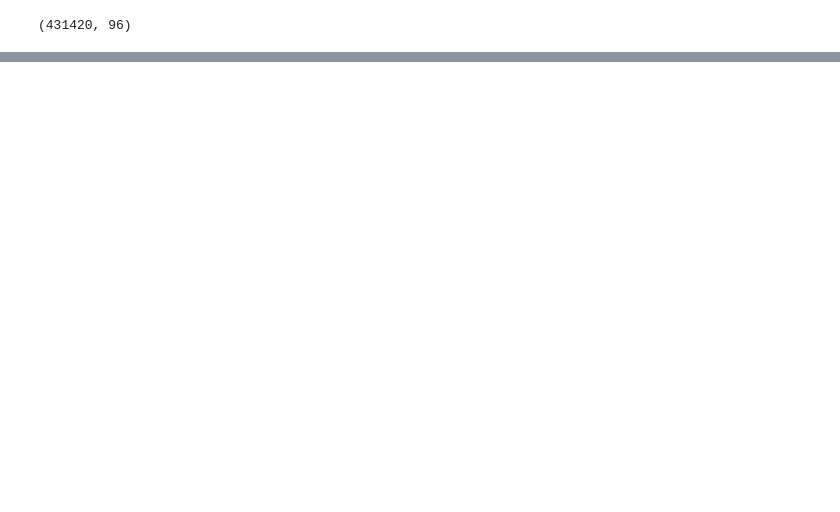
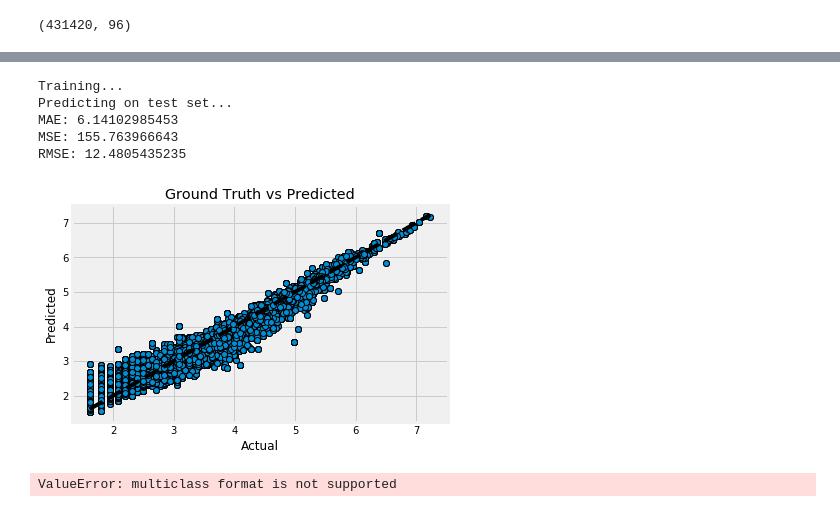
Before and after one commit to pandatrooper/Aviation-Delay, a Jupyter notebook: training.ipynb, the cells around one changed output, grey strips where cells are left out. Drawn from its saved outputs; the diff is of its cells as text; code cells hidden in the pictures; blank space fills up the shorter version.

```diff
--- a/training.ipynb
+++ b/training.ipynb
@@ -49,0 +132,3 @@ df.shape
+# %%
+df = df[pd.notnull(df['DEP_HOURLYVISIBILITY'])]
+df = df[pd.notnull(df['ARR_HOURLYVISIBILITY'])]
@@ -50 +145,3 @@ df.shape
+# %%
+df.fillna(df.mean(), inplace=True)
 # %%
@@ -93,0 +261,6 @@ ValueError: Cannot take a larger sample than population when 'replace=False'
+# %%
+#Linear Regression on whole dataset
+df_late = df[df['DELAY_YN']==1].copy()
+df_late['log_delay'] = np.log(df_late['ARR_DELAY'])
+
+print('Total positive delay datapoints:' + str(len(df_late.index)))
@@ -93,0 +351,63 @@ ValueError: Cannot take a larger sample than population when 'replace=False'
+# %%
+import pandas as pd
+import numpy as np
+import xgboost as xgb
+from xgboost.sklearn import XGBClassifier
+
+from sklearn.model_selection import train_test_split
+X_train, X_test, y_train, y_test = train_test_split(df_late.drop(['DELAY_YN','log_delay'],axis=1),
+                                                    df_late['log_delay'], test_size=0.30, random_state=101)
+
+
+print('Training...')
+xg_reg = xgb.XGBRegressor(n_estimators= 3000, max_depth= 5,learning_rate =0.1)
+xg_reg.fit(X_train.drop('ARR_DELAY',axis=1),y_train)
+
+print('Predicting on test set...')
+predictions4 = xg_reg.predict(X_test.drop('ARR_DELAY',axis=1))
+
+X_test['predicted']=[np.exp(p) for p in predictions4]
+
+from sklearn import metrics
+print('MAE:', metrics.mean_absolute_error(X_test['ARR_DELAY'],X_test['predicted']))
+print('MSE:', metrics.mean_squared_error(X_test['ARR_DELAY'],X_test['predicted']))
+print('RMSE:', np.sqrt(metrics.mean_squared_error(X_test['ARR_DELAY'],X_test['predicted'])))
+# %% [output]
+Training...
+Predicting on test set...
+MAE: 6.14102985453
+MSE: 155.763966643
+RMSE: 12.4805435235
+# %%
+from sklearn.model_selection import cross_val_predict
+
+fig, ax = plt.subplots()
+ax.scatter(y_test,predictions4, edgecolors=(0, 0, 0))
+ax.plot([y_test.min(), y_test.max()], [y_test.min(), y_test.max()], 'k--', lw=4)
+ax.set_xlabel('Actual')
+ax.set_ylabel('Predicted')
+ax.set_title("Ground Truth vs Predicted")
+plt.show()
+# %% [output]
+[figure, added]
+# %%
+from sklearn.metrics import roc_curve, auc,recall_score,precision_score
+# Compute micro-average ROC curve and ROC area
+fpr, tpr, _ = roc_curve(X_test['ARR_DELAY'].values, predictions4)
+roc_auc = auc(fpr, tpr)
+    #xgb.plot_importance(gbm)
+    #plt.show()
+plt.figure()
+lw = 2
+plt.plot(fpr, tpr, color='darkorange',
+    lw=lw, label='ROC curve (area = %0.2f)' % roc_auc)
+plt.plot([0, 1], [0, 1], color='navy', lw=lw, linestyle='--')
+plt.xlim([-0.02, 1.0])
+plt.ylim([0.0, 1.05])
+plt.xlabel('False Positive Rate')
+plt.ylabel('True Positive Rate')
+plt.title('ROC curve')
+plt.legend(loc="lower right")
+plt.show()
+# %% [output]
+ValueError: multiclass format is not supported
```
Also changed, not shown: parts of 17 cells of this notebook, 1 other file.
